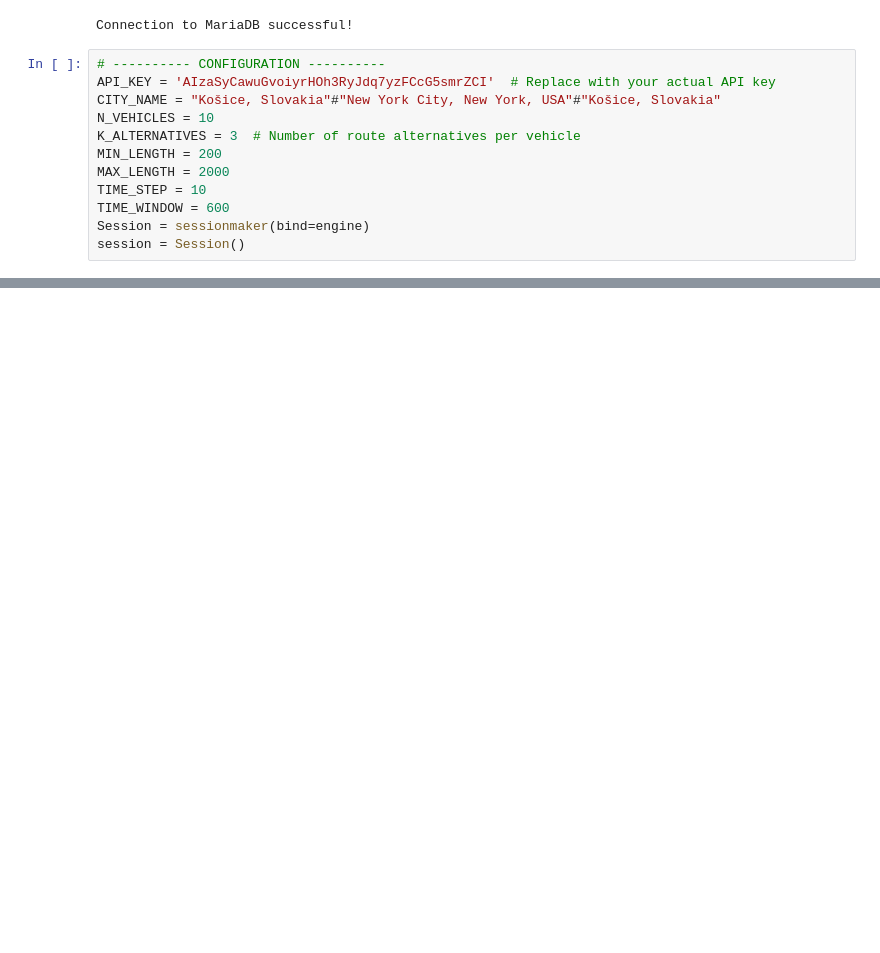
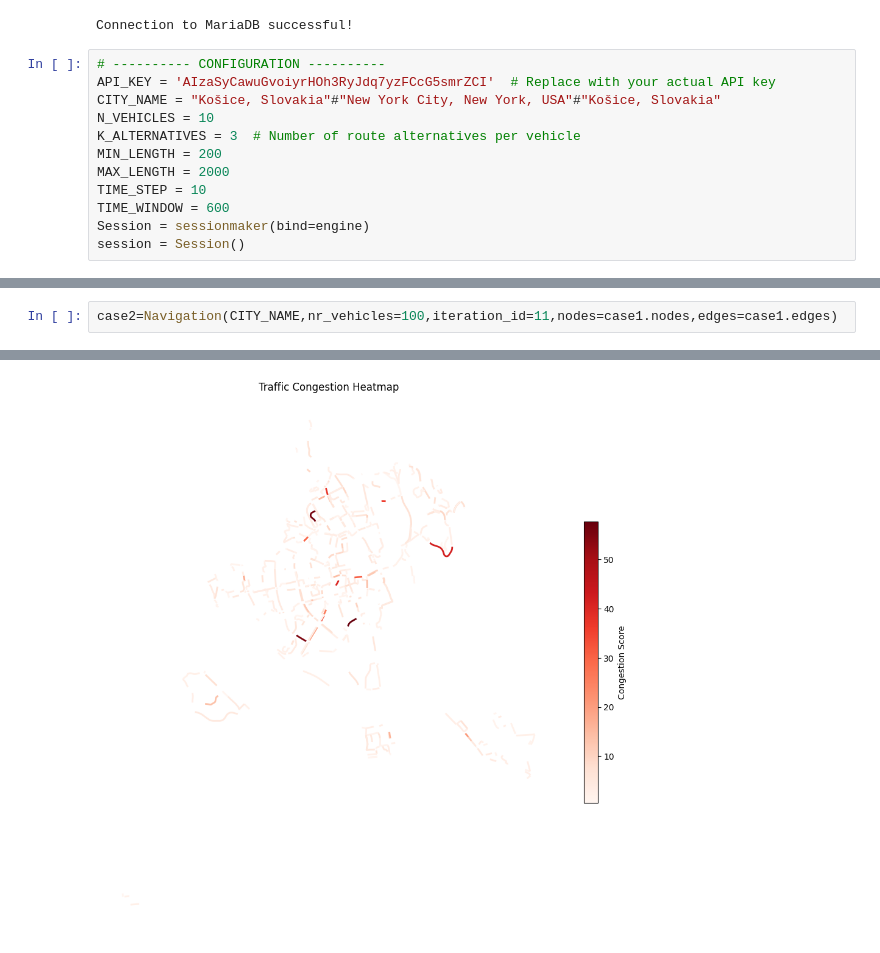
Before and after one commit to rusnakrenata/qa_mtc, a Jupyter notebook: src/aaa___rr.ipynb, the cells around one changed output, grey strips where cells are left out. Drawn from its saved outputs; the diff is of its cells as text; blank space fills up the shorter version.

```diff
--- a/src/aaa___rr.ipynb
+++ b/src/aaa___rr.ipynb
@@ -679,0 +787,3 @@ case1=Navigation(CITY_NAME,nr_vehicles=3, iteration_id = 2)
+# %%
+case2=Navigation(CITY_NAME,nr_vehicles=100,iteration_id=11,nodes=case1.nodes,edges=case1.edges)
+# %% [output]
@@ -679,0 +795 @@ case1=Navigation(CITY_NAME,nr_vehicles=3, iteration_id = 2)
+[figure, added]
```
Also changed, not shown: parts of 7 cells of this notebook, 3 other files.
